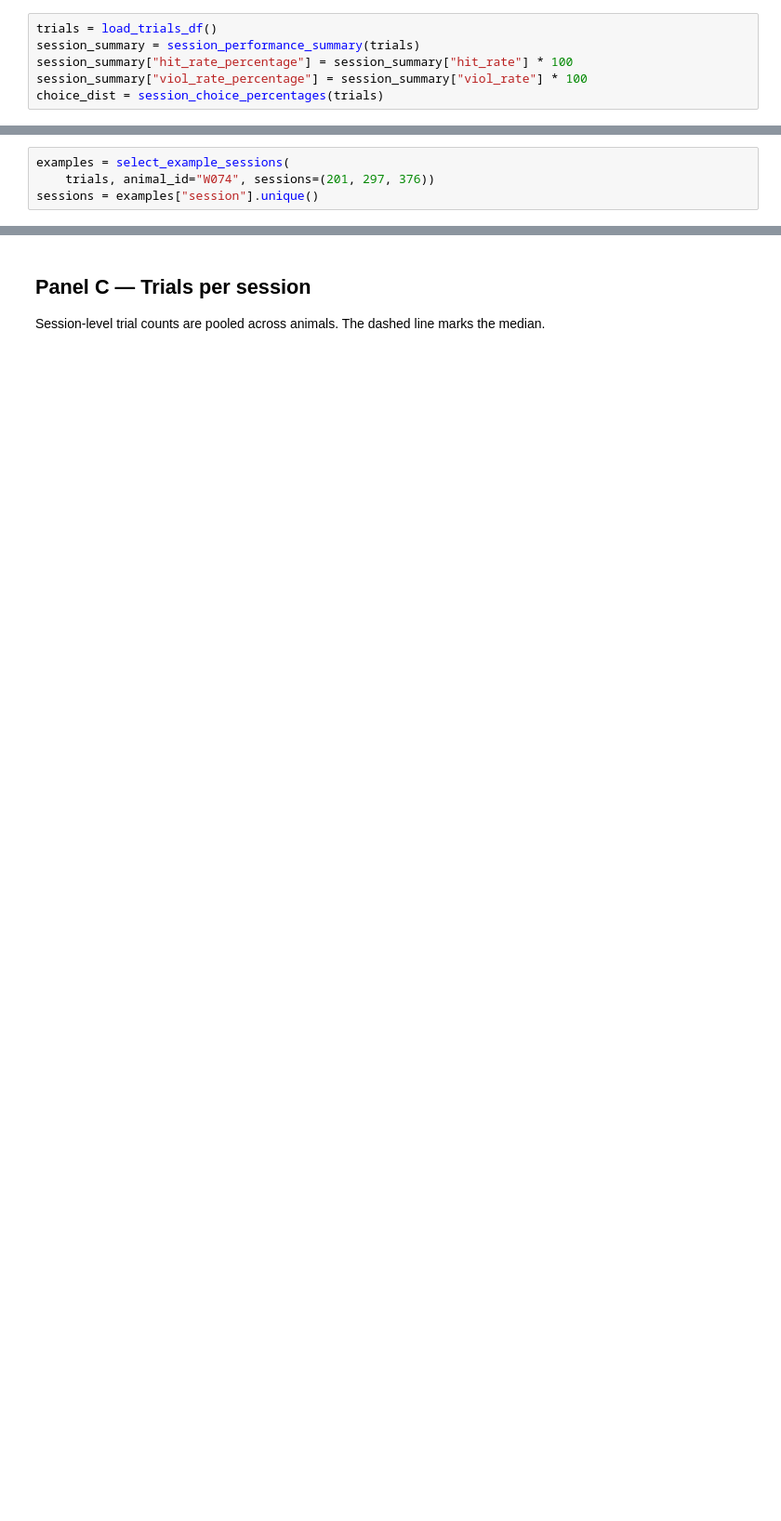
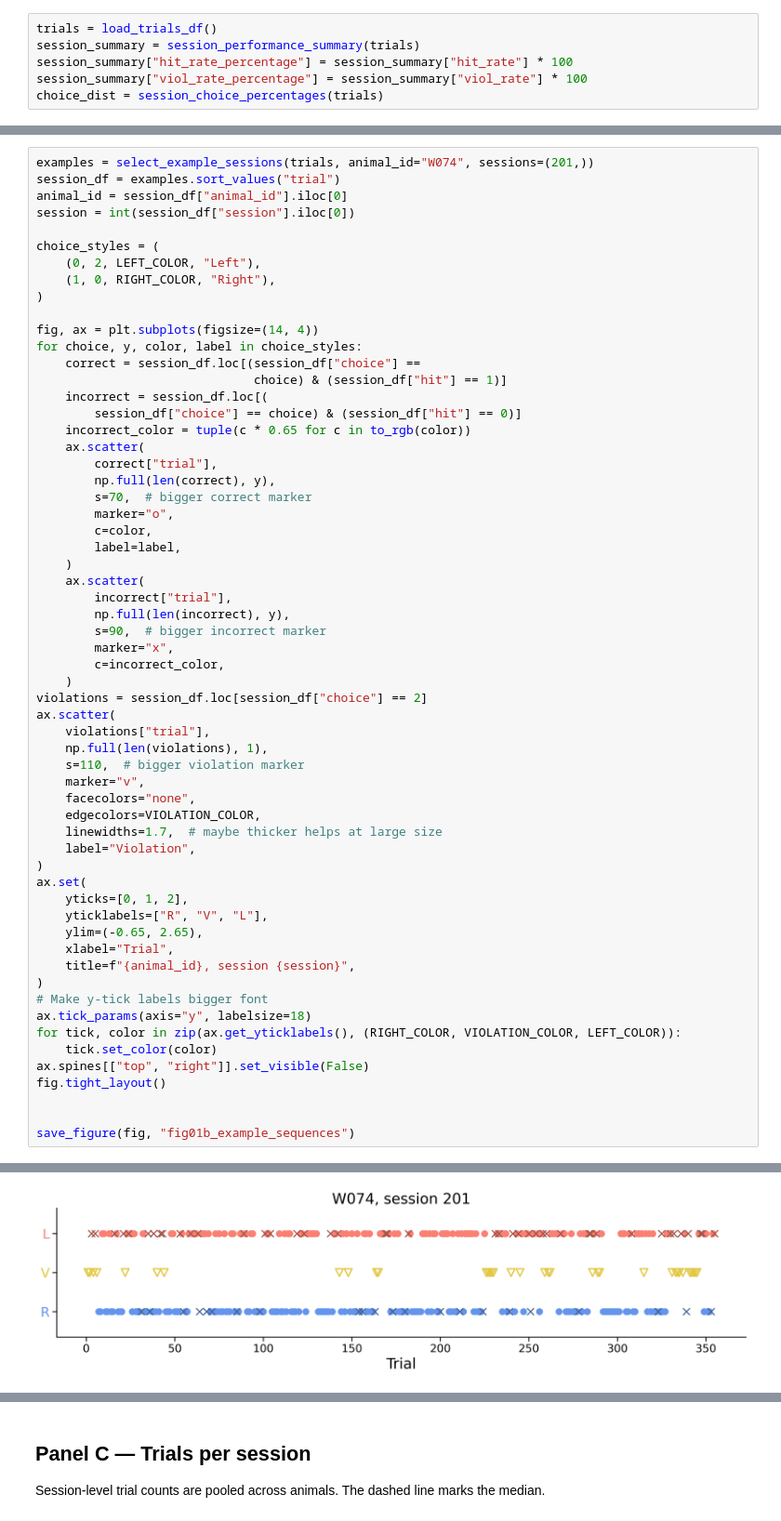
Before and after one commit to Brody-Lab/Breda-Violations-GLM-PLOSOne, a Jupyter notebook: notebooks/fig01.ipynb, the cells around one changed output, grey strips where cells are left out. Shown at 93% size. Cells and saved outputs as stored; diff of their text form; blank space fills up the shorter version.

```diff
--- a/notebooks/fig01.ipynb
+++ b/notebooks/fig01.ipynb
@@ -58,4 +66,61 @@ Three consecutive trained sessions are shown (animal and session IDs come from t
 # %%
-examples = select_example_sessions(
-    trials, animal_id="W074", sessions=(201, 297, 376))
-sessions = examples["session"].unique()
+examples = select_example_sessions(trials, animal_id="W074", sessions=(201,))
+session_df = examples.sort_values("trial")
+animal_id = session_df["animal_id"].iloc[0]
+session = int(session_df["session"].iloc[0])
+
+choice_styles = (
+    (0, 2, LEFT_COLOR, "Left"),
+    (1, 0, RIGHT_COLOR, "Right"),
+)
+
+fig, ax = plt.subplots(figsize=(14, 4))
+for choice, y, color, label in choice_styles:
+    correct = session_df.loc[(session_df["choice"] ==
+                              choice) & (session_df["hit"] == 1)]
+    incorrect = session_df.loc[(
+        session_df["choice"] == choice) & (session_df["hit"] == 0)]
+    incorrect_color = tuple(c * 0.65 for c in to_rgb(color))
+    ax.scatter(
+        correct["trial"],
+        np.full(len(correct), y),
+        s=70,  # bigger correct marker
+        marker="o",
+        c=color,
+        label=label,
+    )
+    ax.scatter(
+        incorrect["trial"],
+        np.full(len(incorrect), y),
+        s=90,  # bigger incorrect marker
+        marker="x",
+        c=incorrect_color,
+    )
+violations = session_df.loc[session_df["choice"] == 2]
+ax.scatter(
+    violations["trial"],
+    np.full(len(violations), 1),
+    s=110,  # bigger violation marker
+    marker="v",
+    facecolors="none",
+    edgecolors=VIOLATION_COLOR,
+    linewidths=1.7,  # maybe thicker helps at large size
+    label="Violation",
+)
+ax.set(
+    yticks=[0, 1, 2],
+    yticklabels=["R", "V", "L"],
+    ylim=(-0.65, 2.65),
+    xlabel="Trial",
+    title=f"{animal_id}, session {session}",
+)
+# Make y-tick labels bigger font
+ax.tick_params(axis="y", labelsize=18)
+for tick, color in zip(ax.get_yticklabels(), (RIGHT_COLOR, VIOLATION_COLOR, LEFT_COLOR)):
+    tick.set_color(color)
+ax.spines[["top", "right"]].set_visible(False)
+fig.tight_layout()
+
+
+save_figure(fig, "fig01b_example_sequences")
+# %% [output]
@@ -61,0 +128 @@ sessions = examples["session"].unique()
+[figure, added]
```
Also changed, not shown: parts of 12 cells of this notebook, 16 other files.
